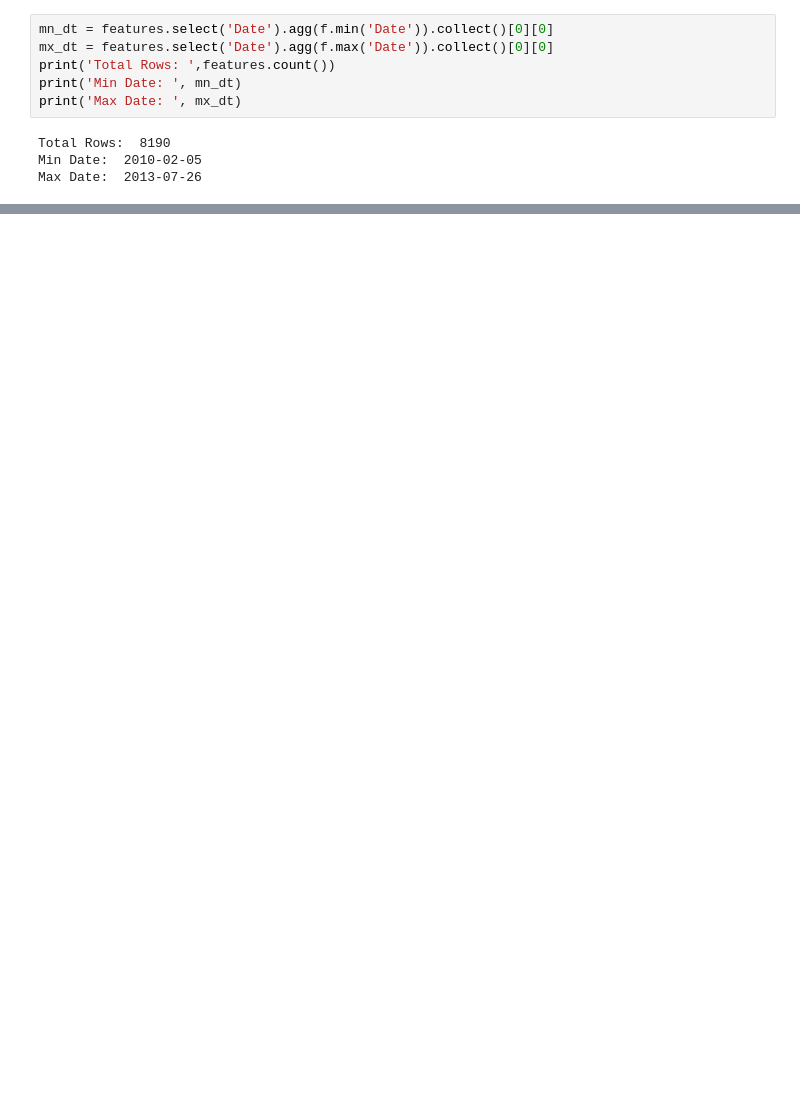
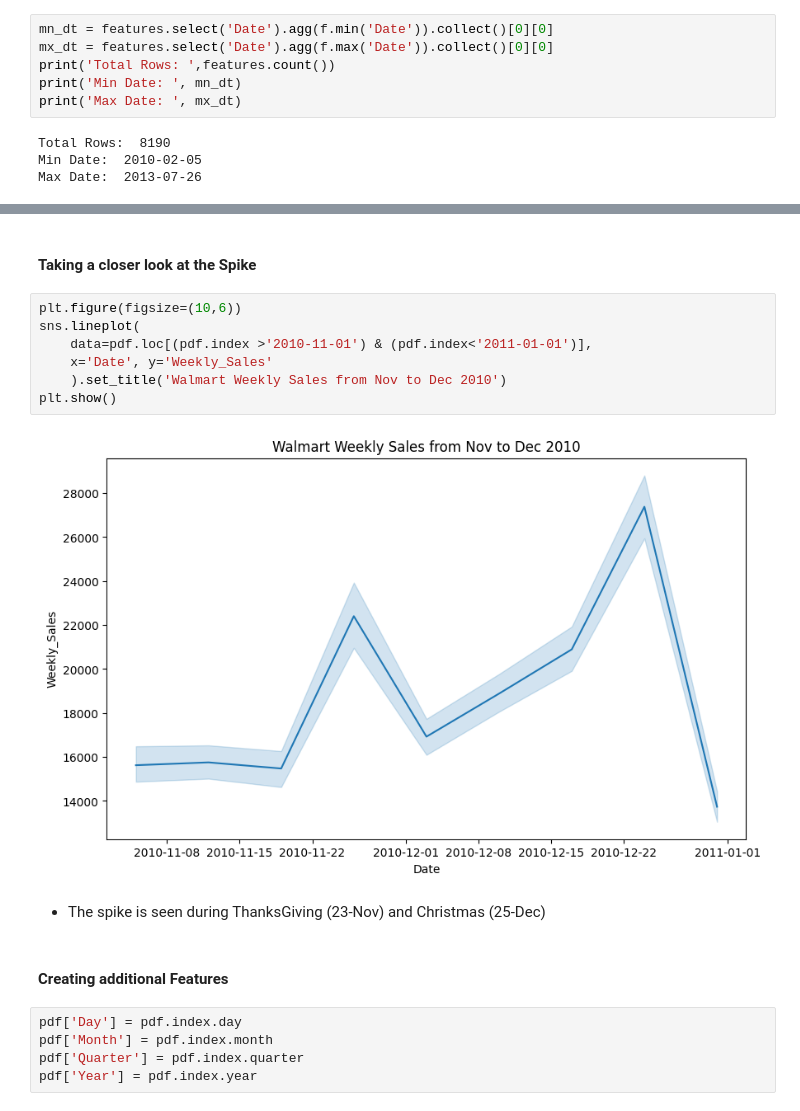
Before and after one commit to Neeraj-Prakash/Sales-Forecast-Time-Series-Analysis, a Jupyter notebook: 01 - EDA.ipynb, the cells around one changed output, grey strips where cells are left out. Saved outputs shown, nothing was run; the diff lists cells and outputs as text; blank space fills up the shorter version.

```diff
--- a/01 - EDA.ipynb
+++ b/01 - EDA.ipynb
@@ -108,0 +177,20 @@ Max Date:  2013-07-26
+# %% [markdown]
+#### Taking a closer look at the Spike
+# %%
+plt.figure(figsize=(10,6))
+sns.lineplot(
+    data=pdf.loc[(pdf.index >'2010-11-01') & (pdf.index<'2011-01-01')],
+    x='Date', y='Weekly_Sales'
+    ).set_title('Walmart Weekly Sales from Nov to Dec 2010')
+plt.show()
+# %% [output]
+[figure, added]
+# %% [markdown]
+- The spike is seen during ThanksGiving (23-Nov) and Christmas (25-Dec)
+# %% [markdown]
+#### Creating additional Features
+# %%
+pdf['Day'] = pdf.index.day
+pdf['Month'] = pdf.index.month
+pdf['Quarter'] = pdf.index.quarter
+pdf['Year'] = pdf.index.year
```
Also changed, not shown: parts of 22 cells of this notebook.
